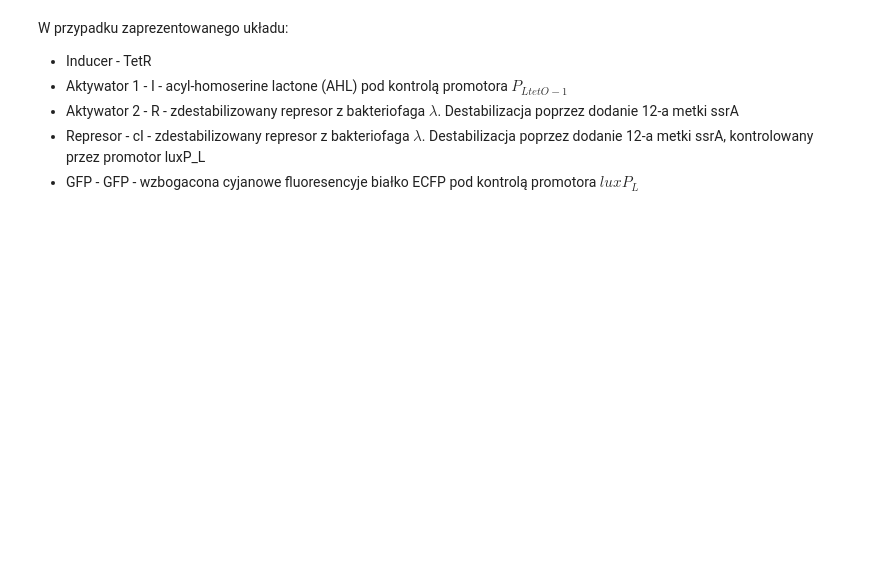
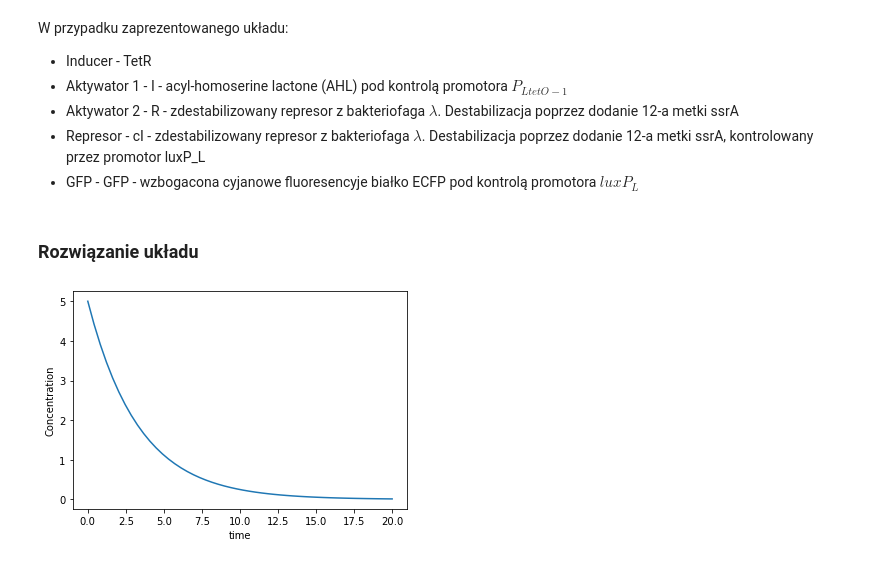
Before and after one commit to cudek/wbbib-biologia-syntetyczna-projekt, a Jupyter notebook: Zielony-fluorescencyjny-generator-impulsów.ipynb, the cells around one changed output. Drawn from its saved outputs; the diff is of its cells as text; code cells hidden in the pictures; blank space fills up the shorter version.

Commit message:
Układ równiań versja 1.0

```diff
--- a/Zielony-fluorescencyjny-generator-impulsów.ipynb
+++ b/Zielony-fluorescencyjny-generator-impulsów.ipynb
@@ -66,3 +66,32 @@ W przypadku zaprezentowanego układu:
 * Aktywator 2 - R - zdestabilizowany represor z bakteriofaga $ \lambda $. Destabilizacja poprzez dodanie 12-a metki ssrA
 * Represor - cI - zdestabilizowany represor z bakteriofaga $ \lambda $. Destabilizacja poprzez dodanie 12-a metki ssrA, kontrolowany przez promotor luxP_L
 * GFP - GFP - wzbogacona cyjanowe fluoresencyje białko ECFP pod kontrolą promotora $ luxP_L $
+# %% [markdown]
+### Rozwiązanie układu
+# %%
+import numpy as np
+from scipy.integrate import solve_ivp
+import matplotlib.pyplot as plt
+
+# function that returns dy/dt
+def model(y,t):
+    k = 0.3
+    dydt = -k * y
+    return dydt
+
+# initial condition
+y0 = 5
+
+# time points
+t = np.linspace(0,20)
+
+# solve ODE
+y = odeint(model,y0,t)
+
+# plot results
+plt.plot(t,y)
+plt.xlabel('time')
+plt.ylabel('Concentration')
+plt.show()
+# %% [output]
+[figure, added]
```
Also changed, not shown: parts of 2 cells of this notebook.
